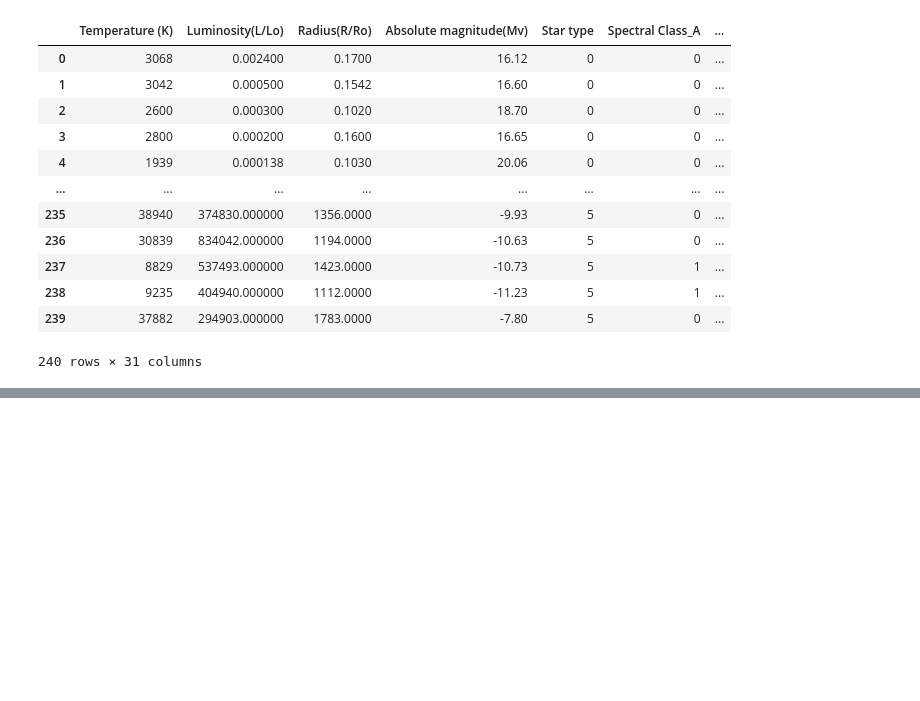
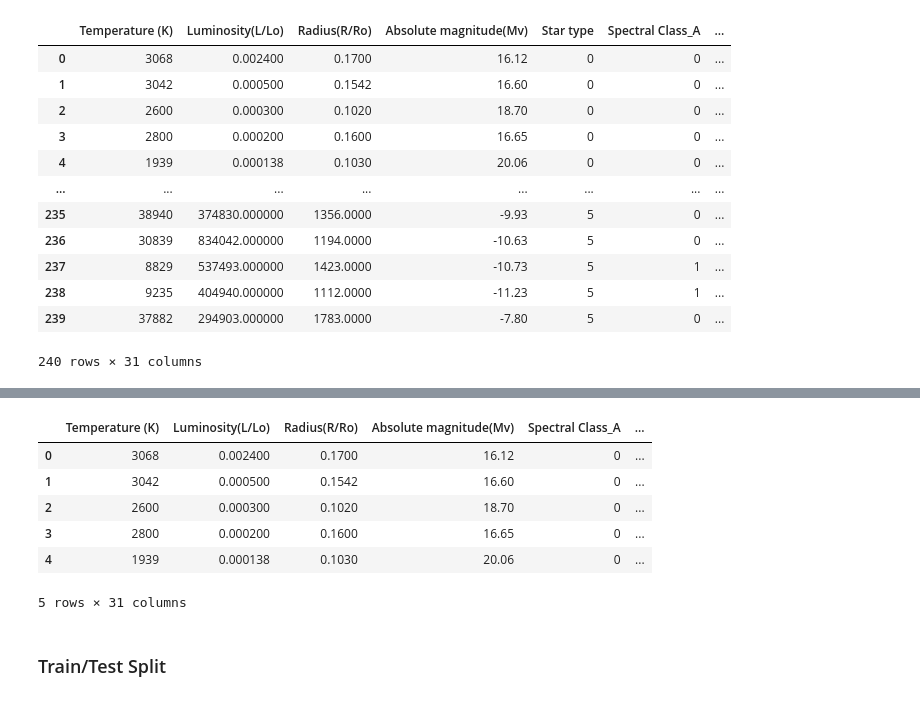
Before and after one commit to riz734/Classifying-Star-Types-and-Space-Observations, a Jupyter notebook: classifyng_stars.ipynb, the cells around one changed output, grey strips where cells are left out. Cells and saved outputs as stored; diff of their text form; code cells hidden in the pictures; blank space fills up the shorter version.

```diff
--- a/classifyng_stars.ipynb
+++ b/classifyng_stars.ipynb
@@ -95,0 +142,14 @@ y = stars_dummy_df[["Star type"]]
+# %%
+# adding cluster results into features dataset as variable "Cluster"
+X["Cluster"] = pred_y
+X.head()
+# %% [output]
+|  | Temperature (K) | Luminosity(L/Lo) | Radius(R/Ro) | Absolute magnitude(Mv) | Spectral Class_A | ... |
+| 0 | 3068 | 0.002400 | 0.1700 | 16.12 | 0 | ... |
+| 1 | 3042 | 0.000500 | 0.1542 | 16.60 | 0 | ... |
+| 2 | 2600 | 0.000300 | 0.1020 | 18.70 | 0 | ... |
+| 3 | 2800 | 0.000200 | 0.1600 | 16.65 | 0 | ... |
+| 4 | 1939 | 0.000138 | 0.1030 | 20.06 | 0 | ... |
+5 rows × 31 columns
+# %% [markdown]
+### Train/Test Split
```
Also changed, not shown: parts of 18 cells of this notebook.
